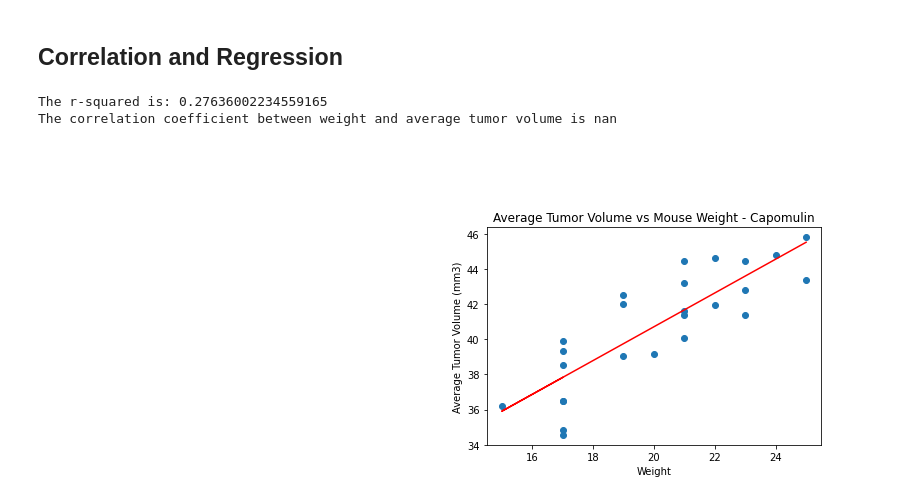
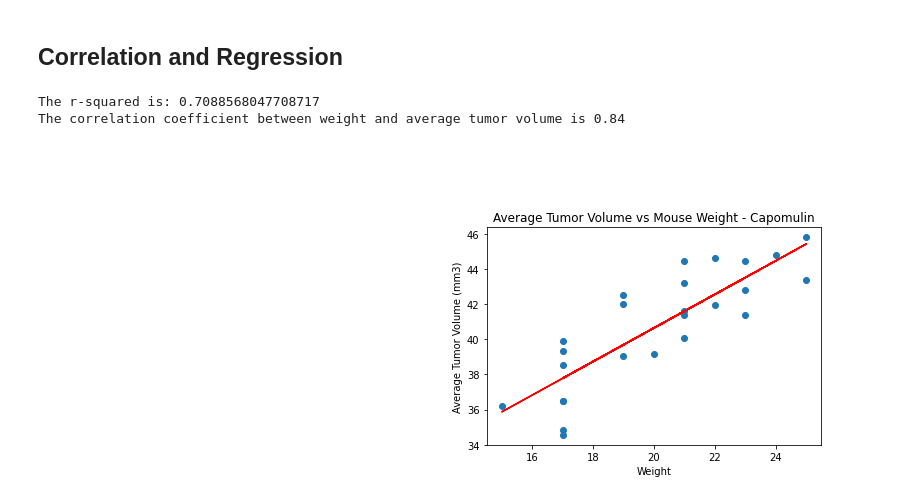
Before and after one commit to jmahon22/matplotlib_challenge, a Jupyter notebook: Instructions/Pymaceuticals/pymaceuticals_starter.ipynb, the cells around one changed output. Saved outputs shown, nothing was run; the diff lists cells and outputs as text; code cells hidden in the pictures.

```diff
--- a/Instructions/Pymaceuticals/pymaceuticals_starter.ipynb
+++ b/Instructions/Pymaceuticals/pymaceuticals_starter.ipynb
@@ -330,22 +322,24 @@ plt.show()
 ## Correlation and Regression
 # %%
 # Calculate the correlation coefficient and linear regression model
-weight = capomulin_df["Weight (g)"]
-avg_tumor_volume = capomulin_df["Tumor Volume (mm3)"]
+# The first time I run this, I get a 'nan' for correlation coefficient. I run again and get the result of .84
+weight = capomulin_df_average["Weight (g)"]
+avg_tumor_volume = capomulin_df_average["Tumor Volume (mm3)"]
+
 (slope, intercept, rvalue, pvalue, stderr) = linregress (weight, avg_tumor_volume)
 regress_values = weight * slope + intercept
-line_eq = "y = " + str(round(slope,2)) + "x + " + str(round(intercept,2))
+
+correlation = round(st.pearsonr(weight,avg_tumor_volume)[0],2)
 plt.scatter(capomulin_df_average["Weight (g)"], capomulin_df_average["Tumor Volume (mm3)"])
 plt.plot(weight,regress_values,"r-")
 plt.annotate(line_eq,(0,50),fontsize=15,color="red")
 plt.title("Average Tumor Volume vs Mouse Weight - Capomulin")
 plt.xlabel("Weight")
 plt.ylabel("Average Tumor Volume (mm3)")
 print(f"The r-squared is: {rvalue**2}")
-print(f"The correlation coefficient between weight and average tumor volume is {round(st.pearsonr(weight,avg_tumor_volume)[0],2)}")
-#.84 should be correlation
+print(f"The correlation coefficient between weight and average tumor volume is {correlation}")
 plt.show()
 # %% [output]
-The r-squared is: 0.27636002234559165
-The correlation coefficient between weight and average tumor volume is nan
+The r-squared is: 0.7088568047708717
+The correlation coefficient between weight and average tumor volume is 0.84
-[figure, old version]
+[figure, new version]
```
Also changed, not shown: parts of 4 cells of this notebook.
